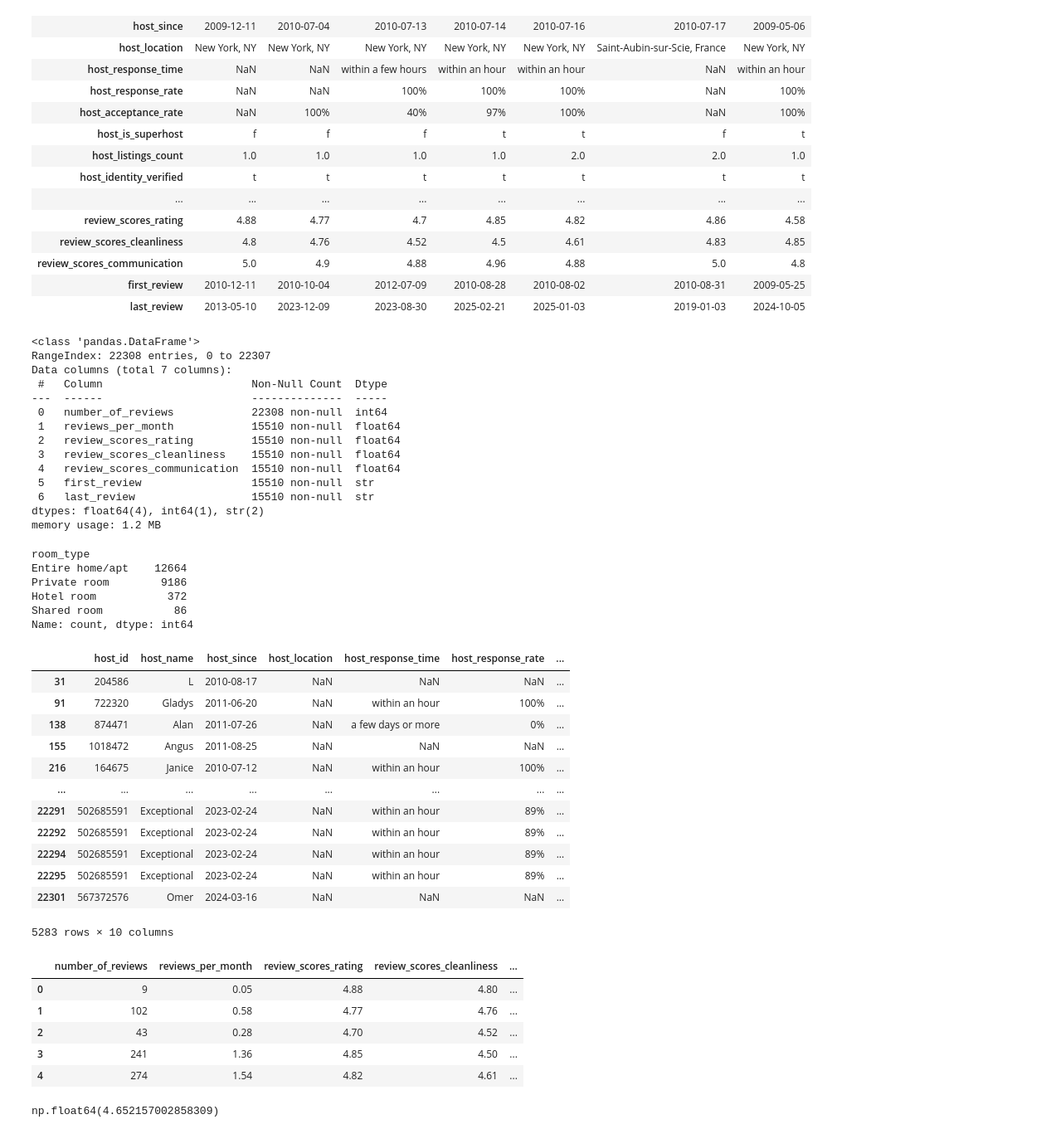
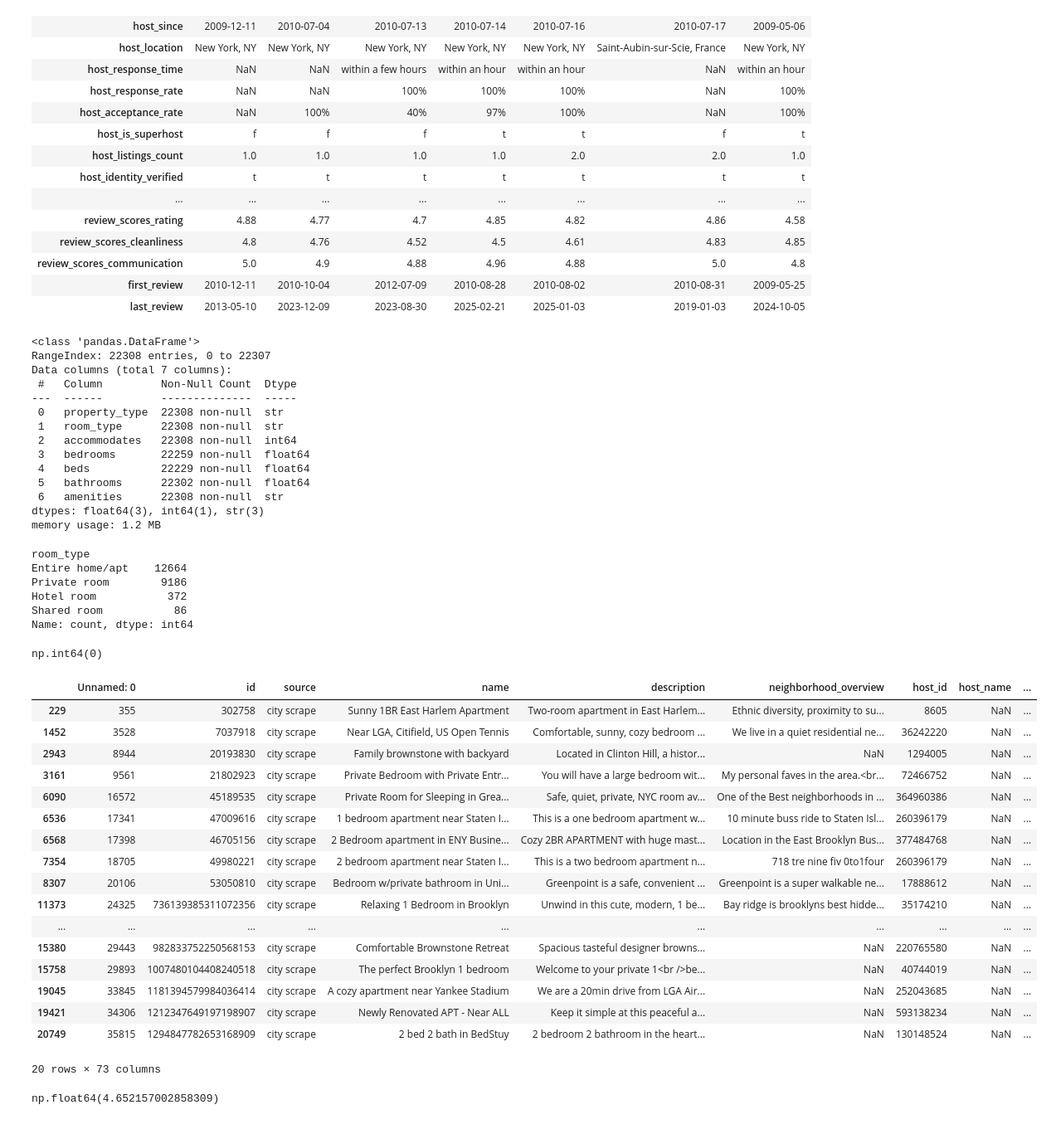
Before and after one commit to KyungminChang/data-analysis-project-BBB, a Jupyter notebook: 01_preprocessiong.ipynb, the cells around one changed output. Shown at 83% size. Cells and saved outputs as stored; diff of their text form; code cells hidden in the pictures.

```diff
--- a/01_preprocessiong.ipynb
+++ b/01_preprocessiong.ipynb
@@ -153,21 +153,21 @@ df_notion.head(7).T
 | first_review | 2010-12-11 | 2010-10-04 | 2012-07-09 | 2010-08-28 | 2010-08-02 | 2010-08-31 | 2009-05-25 |
 | last_review | 2013-05-10 | 2023-12-09 | 2023-08-30 | 2025-02-21 | 2025-01-03 | 2019-01-03 | 2024-10-05 |
 # %%
-df_review.info()
+df_info.info()
 # %% [output]
 <class 'pandas.DataFrame'>
 RangeIndex: 22308 entries, 0 to 22307
 Data columns (total 7 columns):
- #   Column                       Non-Null Count  Dtype
----  ------                       --------------  -----
- 0   number_of_reviews            22308 non-null  int64
- 1   reviews_per_month            15510 non-null  float64
- 2   review_scores_rating         15510 non-null  float64
- 3   review_scores_cleanliness    15510 non-null  float64
- 4   review_scores_communication  15510 non-null  float64
- 5   first_review                 15510 non-null  str
- 6   last_review                  15510 non-null  str
-dtypes: float64(4), int64(1), str(2)
+ #   Column         Non-Null Count  Dtype
+---  ------         --------------  -----
+ 0   property_type  22308 non-null  str
+ 1   room_type      22308 non-null  str
+ 2   accommodates   22308 non-null  int64
+ 3   bedrooms       22259 non-null  float64
+ 4   beds           22229 non-null  float64
+ 5   bathrooms      22302 non-null  float64
+ 6   amenities      22308 non-null  str
+dtypes: float64(3), int64(1), str(3)
 memory usage: 1.2 MB
 # %%
 df['room_type'].value_counts(dropna=False)
@@ -178,31 +178,31 @@ Private room        9186
 Hotel room           372
 Shared room           86
 Name: count, dtype: int64
-# %%
-df_host.loc[df_host['host_location'].isna()]
-# %% [output]
-|  | host_id | host_name | host_since | host_location | host_response_time | host_response_rate | ... |
-| 31 | 204586 | L | 2010-08-17 | NaN | NaN | NaN | ... |
-| 91 | 722320 | Gladys | 2011-06-20 | NaN | within an hour | 100% | ... |
-| 138 | 874471 | Alan | 2011-07-26 | NaN | a few days or more | 0% | ... |
-| 155 | 1018472 | Angus | 2011-08-25 | NaN | NaN | NaN | ... |
-| 216 | 164675 | Janice | 2010-07-12 | NaN | within an hour | 100% | ... |
-| ... | ... | ... | ... | ... | ... | ... | ... |
-| 22291 | 502685591 | Exceptional | 2023-02-24 | NaN | within an hour | 89% | ... |
-| 22292 | 502685591 | Exceptional | 2023-02-24 | NaN | within an hour | 89% | ... |
-| 22294 | 502685591 | Exceptional | 2023-02-24 | NaN | within an hour | 89% | ... |
-| 22295 | 502685591 | Exceptional | 2023-02-24 | NaN | within an hour | 89% | ... |
-| 22301 | 567372576 | Omer | 2024-03-16 | NaN | NaN | NaN | ... |
-5283 rows × 10 columns
-# %%
-df_review.head()
-# %% [output]
-|  | number_of_reviews | reviews_per_month | review_scores_rating | review_scores_cleanliness | ... |
-| 0 | 9 | 0.05 | 4.88 | 4.80 | ... |
-| 1 | 102 | 0.58 | 4.77 | 4.76 | ... |
-| 2 | 43 | 0.28 | 4.70 | 4.52 | ... |
-| 3 | 241 | 1.36 | 4.85 | 4.50 | ... |
-| 4 | 274 | 1.54 | 4.82 | 4.61 | ... |
+# %%
+df_info['room_type'].isna().sum()
+# %% [output]
+np.int64(0)
+# %%
+df_info.loc[df_info['host_listings_count'].isna()]
+# %% [output]
+|  | Unnamed: 0 | id | source | name | description | neighborhood_overview | host_id | host_name | ... |
+| 229 | 355 | 302758 | city scrape | Sunny 1BR East Harlem Apartment | Two-room apartment in East Harlem... | Ethnic diversity, proximity to su... | 8605 | NaN | ... |
+| 1452 | 3528 | 7037918 | city scrape | Near LGA, Citifield, US Open Tennis | Comfortable, sunny, cozy bedroom ... | We live in a quiet residential ne... | 36242220 | NaN | ... |
+| 2943 | 8944 | 20193830 | city scrape | Family brownstone with backyard | Located in Clinton Hill, a histor... | NaN | 1294005 | NaN | ... |
+| 3161 | 9561 | 21802923 | city scrape | Private Bedroom with Private Entr... | You will have a large bedroom wit... | My personal faves in the area.<br... | 72466752 | NaN | ... |
+| 6090 | 16572 | 45189535 | city scrape | Private Room for Sleeping in Grea... | Safe, quiet, private, NYC room av... | One of the Best neighborhoods in ... | 364960386 | NaN | ... |
+| 6536 | 17341 | 47009616 | city scrape | 1 bedroom apartment near Staten I... | This is a one bedroom apartment w... | 10 minute buss ride to Staten Isl... | 260396179 | NaN | ... |
+| 6568 | 17398 | 46705156 | city scrape | 2 Bedroom apartment in ENY Busine... | Cozy 2BR APARTMENT with huge mast... | Location in the East Brooklyn Bus... | 377484768 | NaN | ... |
+| 7354 | 18705 | 49980221 | city scrape | 2 bedroom apartment near Staten I... | This is a two bedroom apartment n... | 718 tre nine fiv 0to1four | 260396179 | NaN | ... |
+| 8307 | 20106 | 53050810 | city scrape | Bedroom w/private bathroom in Uni... | Greenpoint is a safe, convenient ... | Greenpoint is a super walkable ne... | 17888612 | NaN | ... |
+| 11373 | 24325 | 736139385311072356 | city scrape | Relaxing 1 Bedroom in Brooklyn | Unwind in this cute, modern, 1 be... | Bay ridge is brooklyns best hidde... | 35174210 | NaN | ... |
+| ... | ... | ... | ... | ... | ... | ... | ... | ... | ... |
+| 15380 | 29443 | 982833752250568153 | city scrape | Comfortable Brownstone Retreat | Spacious tasteful designer browns... | NaN | 220765580 | NaN | ... |
+| 15758 | 29893 | 1007480104408240518 | city scrape | The perfect Brooklyn 1 bedroom | Welcome to your private 1<br />be... | NaN | 40744019 | NaN | ... |
+| 19045 | 33845 | 1181394579984036414 | city scrape | A cozy apartment near Yankee Stadium | We are a 20min drive from LGA Air... | NaN | 252043685 | NaN | ... |
+| 19421 | 34306 | 1212347649197198907 | city scrape | Newly Renovated APT - Near ALL | Keep it simple at this peaceful a... | NaN | 593138234 | NaN | ... |
+| 20749 | 35815 | 1294847782653168909 | city scrape | 2 bed 2 bath in BedStuy | 2 bedroom 2 bathroom in the heart... | NaN | 130148524 | NaN | ... |
+20 rows × 73 columns
 # %%
 df_super = df.loc[df['host_is_superhost'] == 't']
 df_normal = df.loc[df['host_is_superhost'] == 'f']
```
Also changed, not shown: parts of 3 cells of this notebook.
